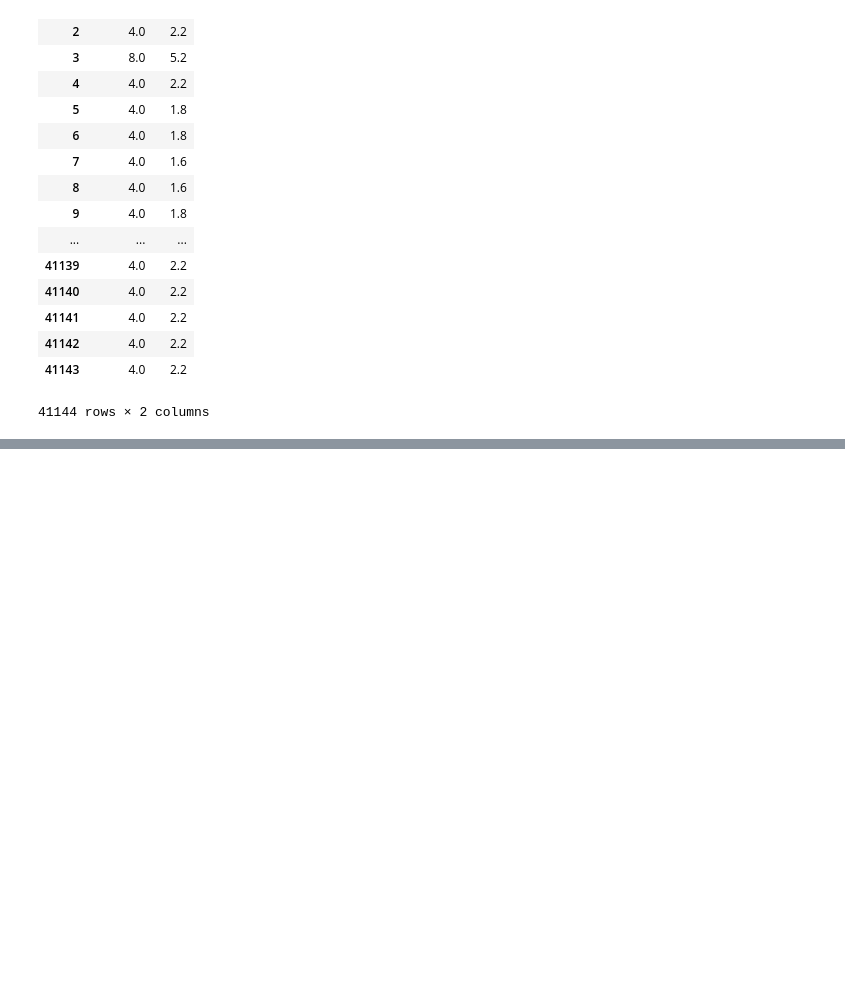
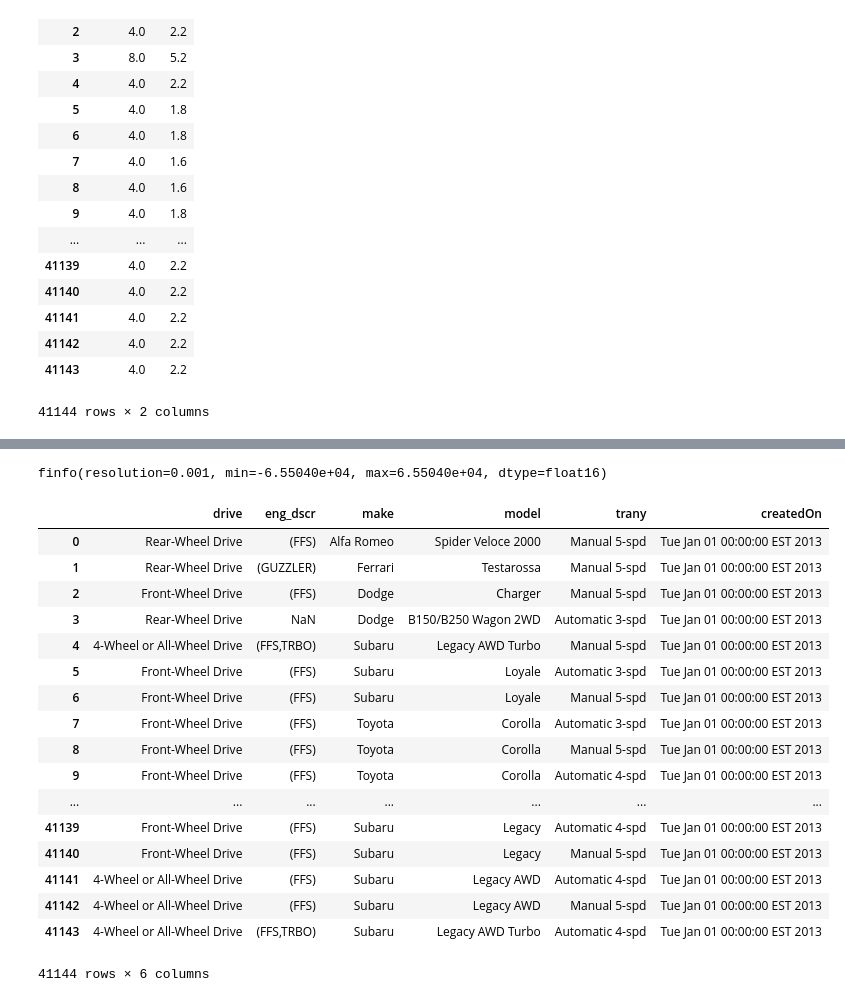
Before and after one commit to ravitxyz/python_data_analysis, a Jupyter notebook: effective_pandas/notebook.ipynb, the cells around one changed output, grey strips where cells are left out. Drawn from its saved outputs; the diff is of its cells as text; code cells hidden in the pictures; blank space fills up the shorter version.

Commit message:
explored object variables

```diff
--- a/effective_pandas/notebook.ipynb
+++ b/effective_pandas/notebook.ipynb
@@ -208,0 +292,31 @@ iinfo(min=-32768, max=32767, dtype=int16)
+# %%
+np.finfo(np.float16)
+# %% [output]
+finfo(resolution=0.001, min=-6.55040e+04, max=6.55040e+04, dtype=float16)
+# %%
+# Object
+
+(
+    autos
+    [cols]
+    .select_dtypes(object)
+)
+# %% [output]
+|  | drive | eng_dscr | make | model | trany | createdOn |
+| 0 | Rear-Wheel Drive | (FFS) | Alfa Romeo | Spider Veloce 2000 | Manual 5-spd | Tue Jan 01 00:00:00 EST 2013 |
+| 1 | Rear-Wheel Drive | (GUZZLER) | Ferrari | Testarossa | Manual 5-spd | Tue Jan 01 00:00:00 EST 2013 |
+| 2 | Front-Wheel Drive | (FFS) | Dodge | Charger | Manual 5-spd | Tue Jan 01 00:00:00 EST 2013 |
+| 3 | Rear-Wheel Drive | NaN | Dodge | B150/B250 Wagon 2WD | Automatic 3-spd | Tue Jan 01 00:00:00 EST 2013 |
+| 4 | 4-Wheel or All-Wheel Drive | (FFS,TRBO) | Subaru | Legacy AWD Turbo | Manual 5-spd | Tue Jan 01 00:00:00 EST 2013 |
+| 5 | Front-Wheel Drive | (FFS) | Subaru | Loyale | Automatic 3-spd | Tue Jan 01 00:00:00 EST 2013 |
+| 6 | Front-Wheel Drive | (FFS) | Subaru | Loyale | Manual 5-spd | Tue Jan 01 00:00:00 EST 2013 |
+| 7 | Front-Wheel Drive | (FFS) | Toyota | Corolla | Automatic 3-spd | Tue Jan 01 00:00:00 EST 2013 |
+| 8 | Front-Wheel Drive | (FFS) | Toyota | Corolla | Manual 5-spd | Tue Jan 01 00:00:00 EST 2013 |
+| 9 | Front-Wheel Drive | (FFS) | Toyota | Corolla | Automatic 4-spd | Tue Jan 01 00:00:00 EST 2013 |
+| ... | ... | ... | ... | ... | ... | ... |
+| 41139 | Front-Wheel Drive | (FFS) | Subaru | Legacy | Automatic 4-spd | Tue Jan 01 00:00:00 EST 2013 |
+| 41140 | Front-Wheel Drive | (FFS) | Subaru | Legacy | Manual 5-spd | Tue Jan 01 00:00:00 EST 2013 |
+| 41141 | 4-Wheel or All-Wheel Drive | (FFS) | Subaru | Legacy AWD | Automatic 4-spd | Tue Jan 01 00:00:00 EST 2013 |
+| 41142 | 4-Wheel or All-Wheel Drive | (FFS) | Subaru | Legacy AWD | Manual 5-spd | Tue Jan 01 00:00:00 EST 2013 |
+| 41143 | 4-Wheel or All-Wheel Drive | (FFS,TRBO) | Subaru | Legacy AWD Turbo | Automatic 4-spd | Tue Jan 01 00:00:00 EST 2013 |
+41144 rows × 6 columns
```
Also changed, not shown: parts of 12 cells of this notebook.
